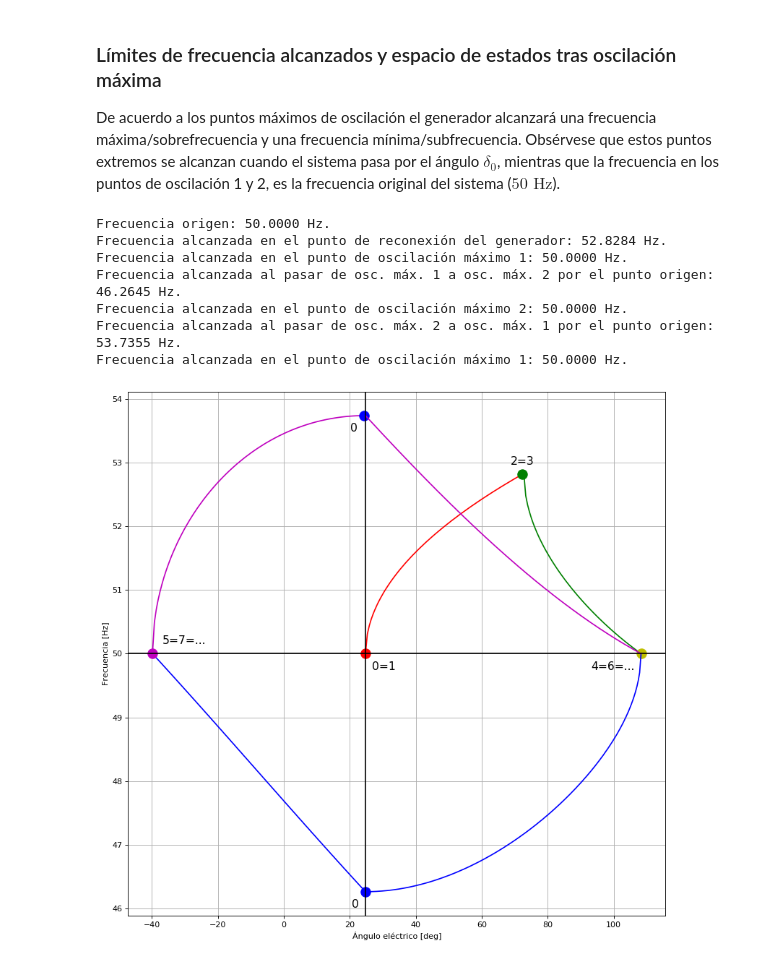
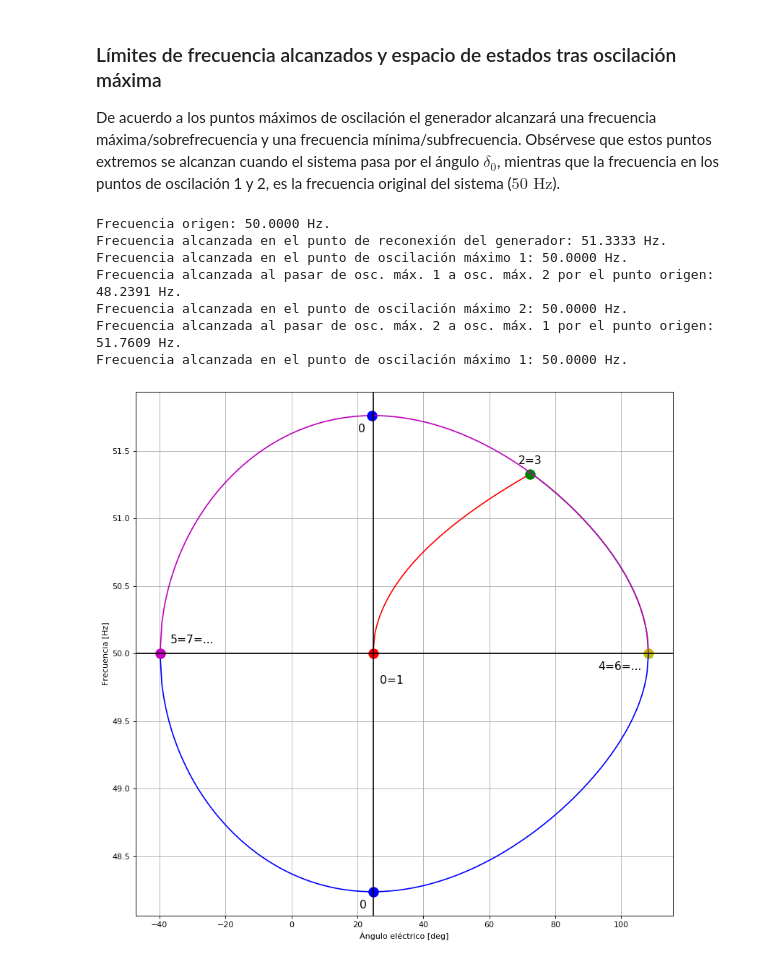
Before and after one commit to miguel-simon/SEP, a Jupyter notebook: SEP_ESTABILIDAD/T09P01/T09P01.ipynb, the cells around one changed output. Cells and saved outputs as stored; diff of their text form; code cells hidden in the pictures.

```diff
--- a/SEP_ESTABILIDAD/T09P01/T09P01.ipynb
+++ b/SEP_ESTABILIDAD/T09P01/T09P01.ipynb
@@ -645,41 +645,41 @@ def Aacel(delta_1,delta_2):
     aacel = integrate.quad(Pacel, delta_1, delta_2, args=(sgen_comp))
     return aacel[0]
 
-omega_desp = omega_0+((omega_0/2*H)*Aacel(delta_0, delta_desp))**0.5
+omega_desp = omega_0+((omega_0/H)*Aacel(delta_0, delta_desp))**0.5
 frec_desp = omega_desp/(2*np.pi)
 print('Frecuencia alcanzada en el punto de reconexión del generador: {:.4f} Hz.'.format(frec_desp))
 
 # Frecuencia en el punto de oscilación máximo 1:
-omega_1 = omega_desp-((omega_0/2*H)*Adecel(delta_desp, delta_1))**0.5
+omega_1 = omega_desp-((omega_0/H)*Adecel(delta_desp, delta_1))**0.5
 frec_1 = omega_1/(2*np.pi)
 print('Frecuencia alcanzada en el punto de oscilación máximo 1: {:.4f} Hz.'.format(frec_1))
 
 # Frecuencia en el punto origen:
-omega_2 = omega_1-((omega_0/2*H)*Adecel(delta_0, delta_1))**0.5
+omega_2 = omega_1-((omega_0/H)*Adecel(delta_0, delta_1))**0.5
 frec_2 = omega_2/(2*np.pi)
 print('Frecuencia alcanzada al pasar de osc. máx. 1 a osc. máx. 2 por el punto origen: {:.4f} Hz.'.format(frec_2))
 
 # Frecuencia en el punto de oscilación máximo 2:
-omega_3 = omega_2+((omega_0/2*H)*Aacel2(delta_2, delta_0))**0.5
+omega_3 = omega_2+((omega_0/H)*Aacel2(delta_2, delta_0))**0.5
 frec_3 = omega_3/(2*np.pi)
 print('Frecuencia alcanzada en el punto de oscilación máximo 2: {:.4f} Hz.'.format(frec_3))
 
 # Frecuencia en el punto origen:
-omega_4 = omega_3+((omega_0/2*H)*Aacel2(delta_2, delta_0))**0.5
+omega_4 = omega_3+((omega_0/H)*Aacel2(delta_2, delta_0))**0.5
 frec_4 = omega_4/(2*np.pi)
 print('Frecuencia alcanzada al pasar de osc. máx. 2 a osc. máx. 1 por el punto origen: {:.4f} Hz.'.format(frec_4))
 
 # Frecuencia en el punto de oscilación máximo 1:
-omega_5 = omega_4-((omega_0/2*H)*Adecel(delta_0, delta_1))**0.5
+omega_5 = omega_4-((omega_0/H)*Adecel(delta_0, delta_1))**0.5
 frec_5 = omega_5/(2*np.pi)
 print('Frecuencia alcanzada en el punto de oscilación máximo 1: {:.4f} Hz.'.format(frec_5))
 # %% [output]
 Frecuencia origen: 50.0000 Hz.
-Frecuencia alcanzada en el punto de reconexión del generador: 52.8284 Hz.
+Frecuencia alcanzada en el punto de reconexión del generador: 51.3333 Hz.
 Frecuencia alcanzada en el punto de oscilación máximo 1: 50.0000 Hz.
-Frecuencia alcanzada al pasar de osc. máx. 1 a osc. máx. 2 por el punto origen: 46.2645 Hz.
+Frecuencia alcanzada al pasar de osc. máx. 1 a osc. máx. 2 por el punto origen: 48.2391 Hz.
 Frecuencia alcanzada en el punto de oscilación máximo 2: 50.0000 Hz.
-Frecuencia alcanzada al pasar de osc. máx. 2 a osc. máx. 1 por el punto origen: 53.7355 Hz.
+Frecuencia alcanzada al pasar de osc. máx. 2 a osc. máx. 1 por el punto origen: 51.7609 Hz.
 Frecuencia alcanzada en el punto de oscilación máximo 1: 50.0000 Hz.
 # %%
 # Representación gráfica:
@@ -694,7 +694,7 @@ delta3 = np.arange(delta_0,delta_desp,0.01)
 delta3_deg = delta3*180/np.pi
 omega_0desp = np.zeros(np.size(delta3))
 for i in range(np.size(delta3)):
-    omega_0desp[i] = omega_0+((omega_0/2*H)*Aacel(delta_0, delta3[i]))**0.5
+    omega_0desp[i] = omega_0+((omega_0/H)*Aacel(delta_0, delta3[i]))**0.5
 
 frec_0desp = omega_0desp/(2*np.pi)
 p1 = plt.plot(delta3_deg, frec_0desp,'r')
@@ -702,20 +702,20 @@ if anotaciones:
     plt.plot(delta3_deg[0], frec_0desp[0],'ro', markersize=12)
     plt.text (delta3_deg[0]+2, frec_0desp[0]-0.2, '0=1', fontsize=14, horizontalalignment='left', verticalalignment='center')
     plt.plot(delta3_deg[-1], frec_0desp[-1],'go', markersize=12)
-    plt.text (delta3_deg[-1], frec_0desp[-1]+0.2, '2=3', fontsize=14, horizontalalignment='center', verticalalignment='center')
+    plt.text (delta3_deg[-1], frec_0desp[-1]+0.1, '2=3', fontsize=14, horizontalalignment='center', verticalalignment='center')
 
 # Valores de frecuencia alcanzados tras la reconexión hasta el punto de oscilación máxima 1:
-delta4 = np.arange(delta_desp,delta_1+0.01,0.01)
+delta4 = np.linspace(delta_desp,delta_1,200)
 delta4_deg = delta4*180/np.pi
 omega_desp1 = np.zeros(np.size(delta4))
 for i in range(np.size(delta4)):
-    omega_desp1[i] = omega_desp-((omega_0/2*H)*Adecel(delta_desp, delta4[i]))**0.5
+    omega_desp1[i] = omega_0+((omega_0/H)*(Aacel(delta_0,delta_desp)-Adecel(delta_desp, delta4[i])))**0.5
 
 frec_desp1 = omega_desp1/(2*np.pi)
 p2 = plt.plot(delta4_deg, frec_desp1,'g')
 if anotaciones:
     plt.plot(delta4_deg[-1], frec_desp1[-1],'yo', markersize=12)
-    plt.text (delta4_deg[-1]-2, frec_desp1[-1]-0.2, '4=6=...', fontsize=14, horizontalalignment='right', verticalalignment='center')
+    plt.text (delta4_deg[-1]-2, frec_desp1[-1]-0.1, '4=6=...', fontsize=14, horizontalalignment='right', verticalalignment='center')
 
 
 # Valores de frecuencia alcanzados desde el punto de oscilación máxima 1 hasta el punto origen:
@@ -723,13 +723,13 @@ delta5 = np.linspace(delta_0,delta_1,200)
 delta5_deg = delta5*180/np.pi
 omega_10 = np.zeros(np.size(delta5))
 for i in range(np.size(delta5)):
-    omega_10[i] = omega_1-((omega_0/2*H)*Adecel(delta5[i], delta_1))**0.5
+    omega_10[i] = omega_1-((omega_0/H)*Adecel(delta5[i], delta_1))**0.5
 
 frec_10 = omega_10/(2*np.pi)
 p3 = plt.plot(delta5_deg, frec_10,'b')
 if anotaciones:
     plt.plot(delta5_deg[0], frec_10[0],'bo', markersize=12)
-    plt.text (delta5_deg[0]-2, frec_10[0]-0.2, '0', fontsize=14, horizontalalignment='right', verticalalignment='center')
+    plt.text (delta5_deg[0]-2, frec_10[0]-0.1, '0', fontsize=14, horizontalalignment='right', verticalalignment='center')
 
 
 # Valores de frecuencia alcanzados desde el punto origen hasta el punto de oscilación máxima 2:
@@ -737,39 +737,39 @@ delta6 = np.arange(delta_2,delta_0,0.01)
 delta6_deg = delta6*180/np.pi
 omega_02 = np.zeros(np.size(delta6))
 for i in range(np.size(delta6)):
-    omega_02[i] = omega_2+((omega_0/2*H)*Aacel2(delta6[i], delta_0))**0.5
+    omega_02[i] = omega_0-((omega_0/H)*np.abs(Adecel(delta_0, delta_1)-Aacel2(delta6[i], delta_0)))**0.5
 
 frec_02 = omega_02/(2*np.pi)
 p4 = plt.plot(delta6_deg, frec_02,'b')
 if anotaciones:
     plt.plot(delta6_deg[0], frec_02[0],'mo', markersize=12)
-    plt.text (delta6_deg[0]+3, frec_02[0]+0.2, '5=7=...', fontsize=14, horizontalalignment='left', verticalalignment='center')
+    plt.text (delta6_deg[0]+3, frec_02[0]+0.1, '5=7=...', fontsize=14, horizontalalignment='left', verticalalignment='center')
 
 # Valores de frecuencia alcanzados desde el punto de oscilación máxima 2 hasta el punto origen:
 omega_20 = np.zeros(np.size(delta6))
 for i in range(np.size(delta6)):
-    omega_20[i] = omega_3+((omega_0/2*H)*Aacel2(delta_2, delta6[i]))**0.5
+    omega_20[i] = omega_3+((omega_0/H)*Aacel2(delta_2, delta6[i]))**0.5
 
 frec_20 = omega_20/(2*np.pi)
 p5 = plt.plot(delta6_deg, frec_20,'m')
 if anotaciones:
     plt.plot(delta6_deg[-1], frec_20[-1],'bo', markersize=12)
-    plt.text (delta6_deg[-1]-2, frec_20[-1]-0.2, '0', fontsize=14, horizontalalignment='right', verticalalignment='center')
+    plt.text (delta6_deg[-1]-2, frec_20[-1]-0.1, '0', fontsize=14, horizontalalignment='right', verticalalignment='center')
 
 # Valores de frecuencia alcanzados desde el punto origen hasta el punto de oscilación máxima 1:
 omega_01 = np.zeros(np.size(delta5))
 for i in range(np.size(delta5)):
-    omega_01[i] = omega_4-((omega_0/2*H)*Adecel(delta_0, delta5[i]))**0.5
+    omega_01[i] =  omega_0+((omega_0/H)*np.abs(Adecel(delta_0, delta5[i])-Aacel2(delta_2, delta_0)))**0.5
 
 frec_01 = omega_01/(2*np.pi)
 p6 = plt.plot(delta5_deg, frec_01,'m')
 
 # Eje x=delta_0:
 plt.axvline(x=delta_0_deg, color = 'black')
 
 # Eje y=frec_0:
 plt.axhline(y=frec_0, color = 'black')
 
 plt.show()
 # %% [output]
-[figure, old version]
+[figure, new version]
```
Also changed, not shown: parts of 1 cell of this notebook, 10 other files.
